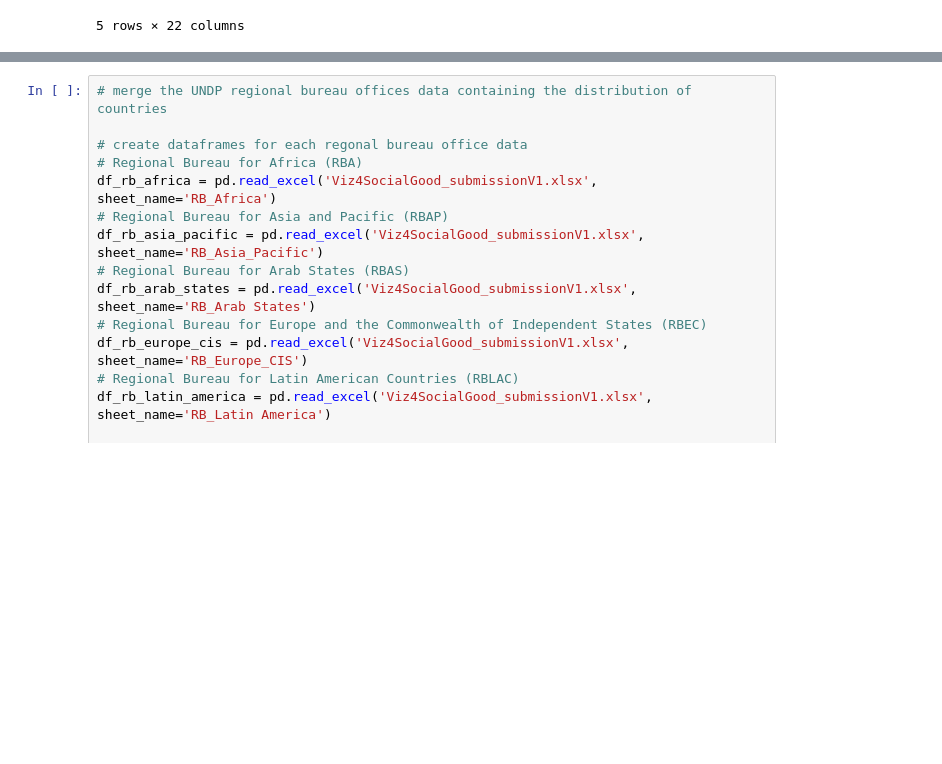
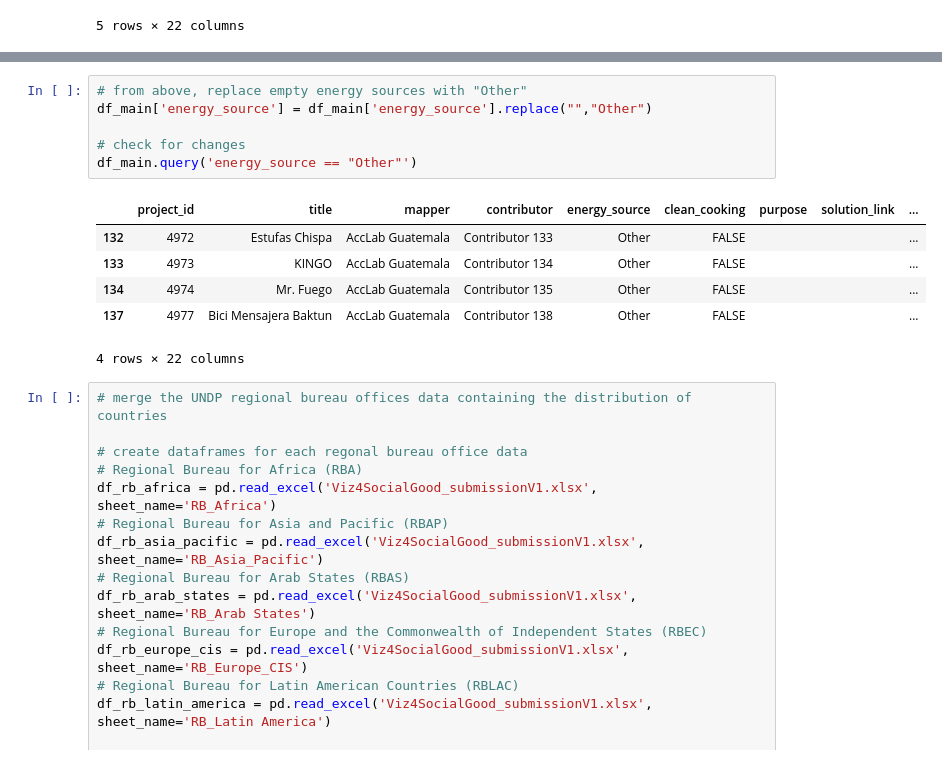
Before and after one commit to knadoor/VFSG_UNDP_Accelerator_Lab_Project, a Jupyter notebook: VFSG Data Cleanup Script.ipynb, the cells around one changed output, grey strips where cells are left out. Cells and saved outputs as stored; diff of their text form; blank space fills up the shorter version.

```diff
--- a/VFSG Data Cleanup Script.ipynb
+++ b/VFSG Data Cleanup Script.ipynb
@@ -382,3 +390,16 @@ df_main['energy_source'] = df_main['energy_source'].fillna("Other")
+# %%
+# from above, replace empty energy sources with "Other"
+df_main['energy_source'] = df_main['energy_source'].replace("","Other")
+
+# check for changes
+df_main.query('energy_source == "Other"')
+# %% [output]
+|  | project_id | title | mapper | contributor | energy_source | clean_cooking | purpose | solution_link | ... |
+| 132 | 4972 | Estufas Chispa | AccLab Guatemala | Contributor 133 | Other | FALSE |  |  | ... |
+| 133 | 4973 | KINGO | AccLab Guatemala | Contributor 134 | Other | FALSE |  |  | ... |
+| 134 | 4974 | Mr. Fuego | AccLab Guatemala | Contributor 135 | Other | FALSE |  |  | ... |
+| 137 | 4977 | Bici Mensajera Baktun | AccLab Guatemala | Contributor 138 | Other | FALSE |  |  | ... |
+4 rows × 22 columns
 # %%
 # merge the UNDP regional bureau offices data containing the distribution of countries
 
```
Also changed, not shown: parts of 1 cell of this notebook.
